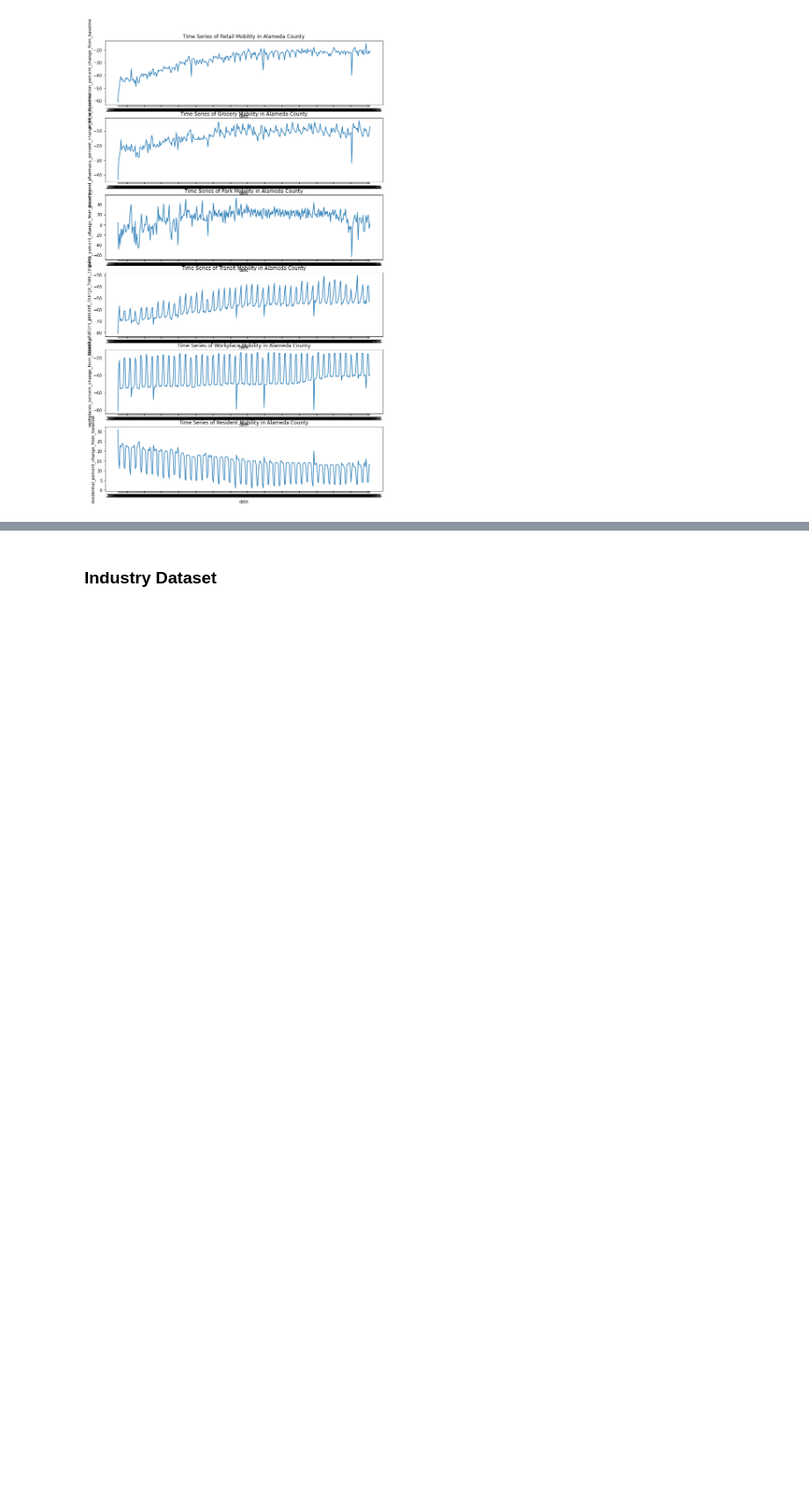
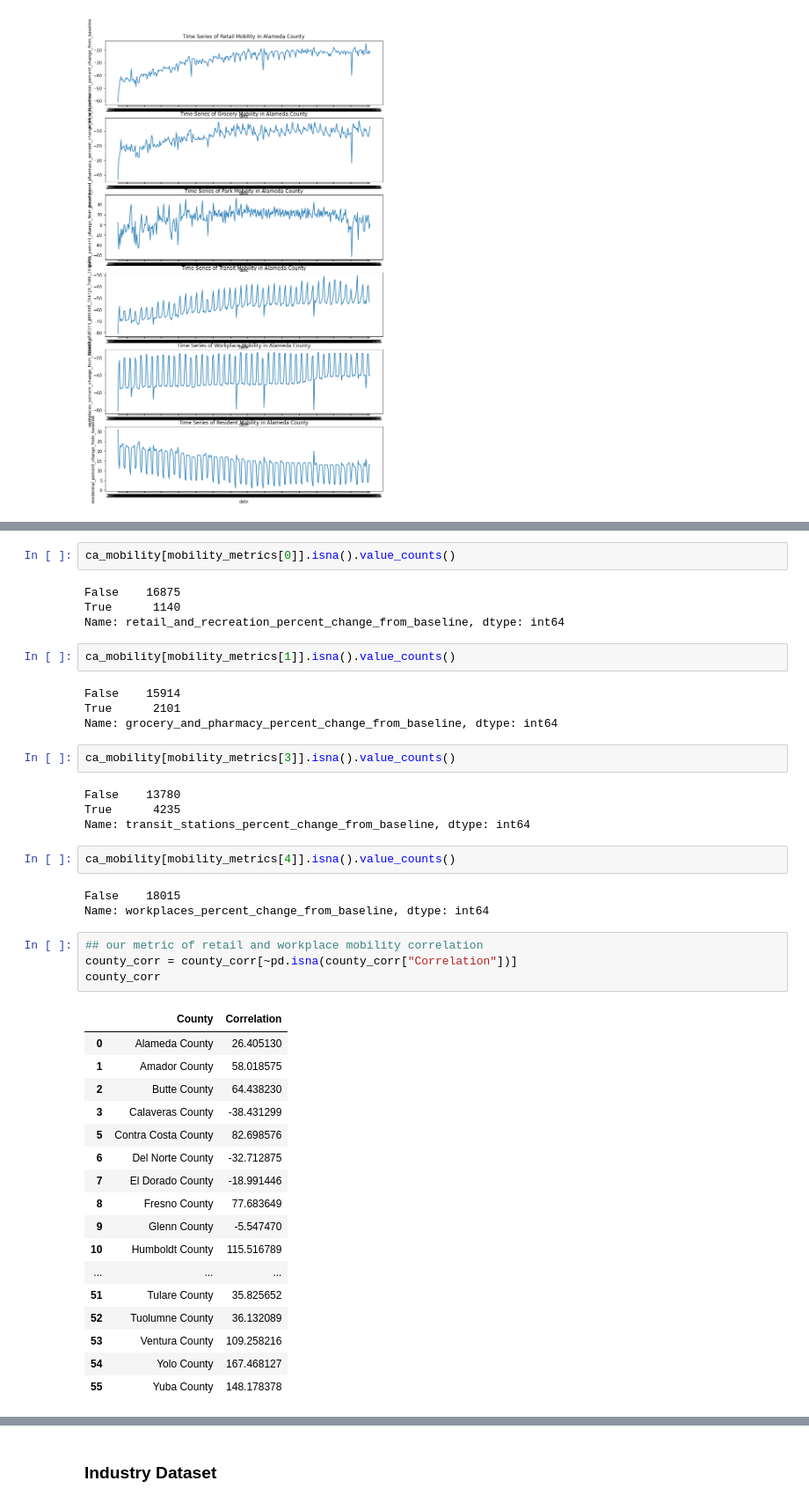
Before and after one commit to pkargupta/mobo102, a Jupyter notebook: Question 1 EDA.ipynb, the cells around one changed output, grey strips where cells are left out. Shown: that part at 88% size. Drawn from its saved outputs; the diff is of its cells as text; blank space fills up the shorter version.

```diff
--- a/Question 1 EDA.ipynb
+++ b/Question 1 EDA.ipynb
@@ -111,0 +176,45 @@ sns.lineplot(x="date", y="residential_percent_change_from_baseline", data=alamed
+# %%
+ca_mobility[mobility_metrics[0]].isna().value_counts()
+# %% [output]
+False    16875
+True      1140
+Name: retail_and_recreation_percent_change_from_baseline, dtype: int64
+# %%
+ca_mobility[mobility_metrics[1]].isna().value_counts()
+# %% [output]
+False    15914
+True      2101
+Name: grocery_and_pharmacy_percent_change_from_baseline, dtype: int64
+# %%
+ca_mobility[mobility_metrics[3]].isna().value_counts()
+# %% [output]
+False    13780
+True      4235
+Name: transit_stations_percent_change_from_baseline, dtype: int64
+# %%
+ca_mobility[mobility_metrics[4]].isna().value_counts()
+# %% [output]
+False    18015
+Name: workplaces_percent_change_from_baseline, dtype: int64
+# %%
+## our metric of retail and workplace mobility correlation
+county_corr = county_corr[~pd.isna(county_corr["Correlation"])]
+county_corr
+# %% [output]
+|  | County | Correlation |
+| 0 | Alameda County | 26.405130 |
+| 1 | Amador County | 58.018575 |
+| 2 | Butte County | 64.438230 |
+| 3 | Calaveras County | -38.431299 |
+| 5 | Contra Costa County | 82.698576 |
+| 6 | Del Norte County | -32.712875 |
+| 7 | El Dorado County | -18.991446 |
+| 8 | Fresno County | 77.683649 |
+| 9 | Glenn County | -5.547470 |
+| 10 | Humboldt County | 115.516789 |
+| ... | ... | ... |
+| 51 | Tulare County | 35.825652 |
+| 52 | Tuolumne County | 36.132089 |
+| 53 | Ventura County | 109.258216 |
+| 54 | Yolo County | 167.468127 |
+| 55 | Yuba County | 148.178378 |
```
Also changed, not shown: parts of 10 cells of this notebook.
